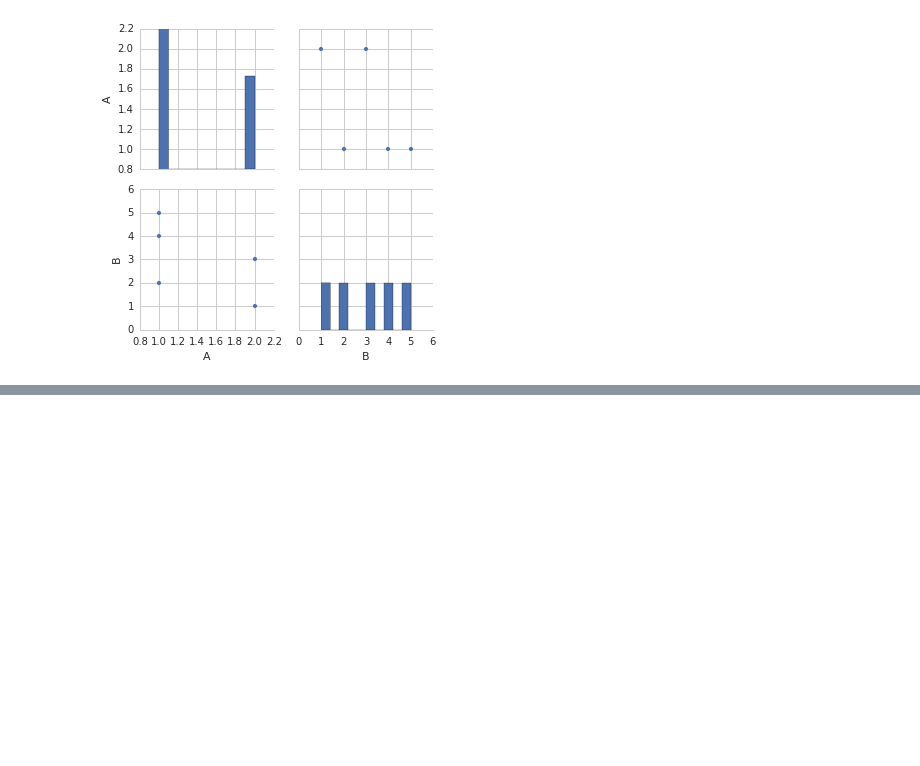
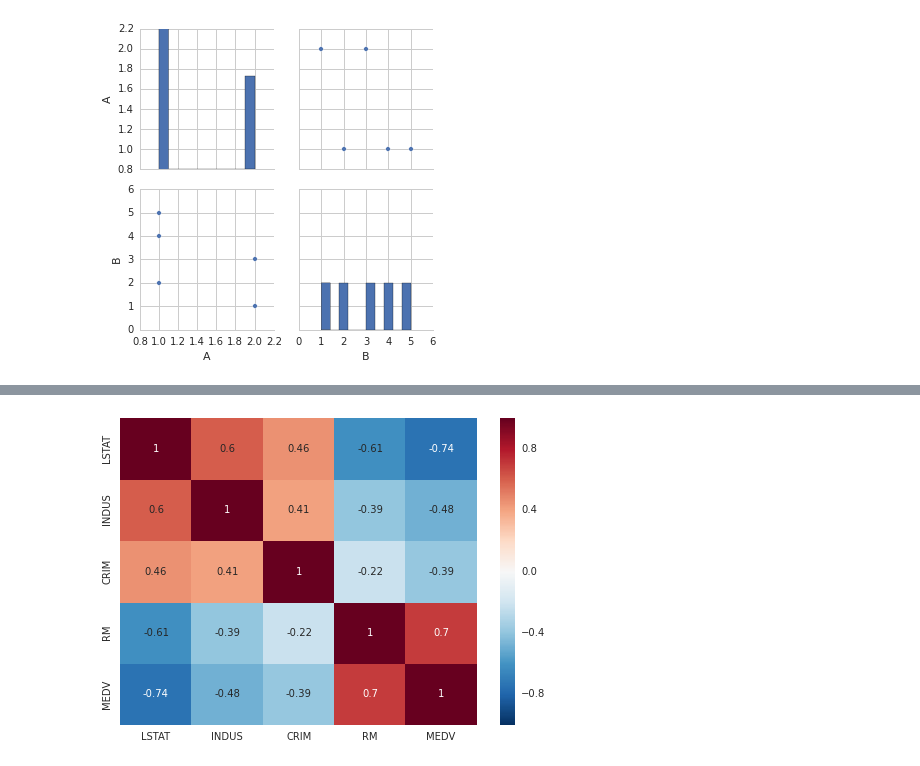
Before and after one commit to mikeplavsky/ml_test, a Jupyter notebook: EDA - exploratory data analysis.ipynb, the cells around one changed output, grey strips where cells are left out. Cells and saved outputs as stored; diff of their text form; code cells hidden in the pictures; blank space fills up the shorter version.

```diff
--- a/EDA - exploratory data analysis.ipynb
+++ b/EDA - exploratory data analysis.ipynb
@@ -17,3 +17,15 @@ r = sns.pairplot(df[cols], size=2.0)
+# %%
+import numpy as np
+cf = np.corrcoef(df[cols].values.T)
+
+r = sns.heatmap(
+    cf,
+    cbar=True,
+    annot=True,
+    yticklabels=cols,
+    xticklabels=cols)
+# %% [output]
+[figure, added]
 # %%
 import pandas as pd
 df = pd.read_csv(
```
Also changed, not shown: parts of 3 cells of this notebook.
